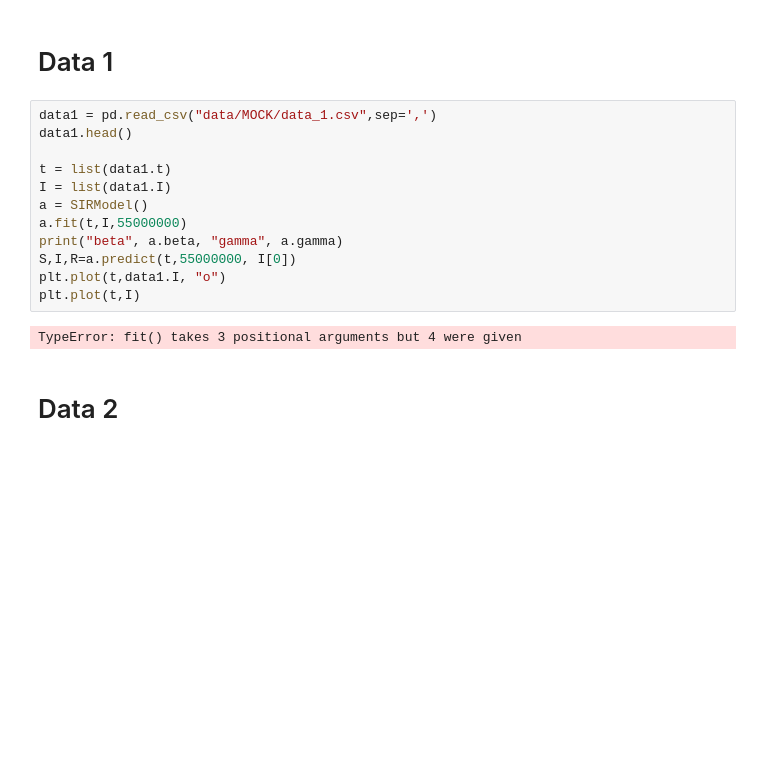
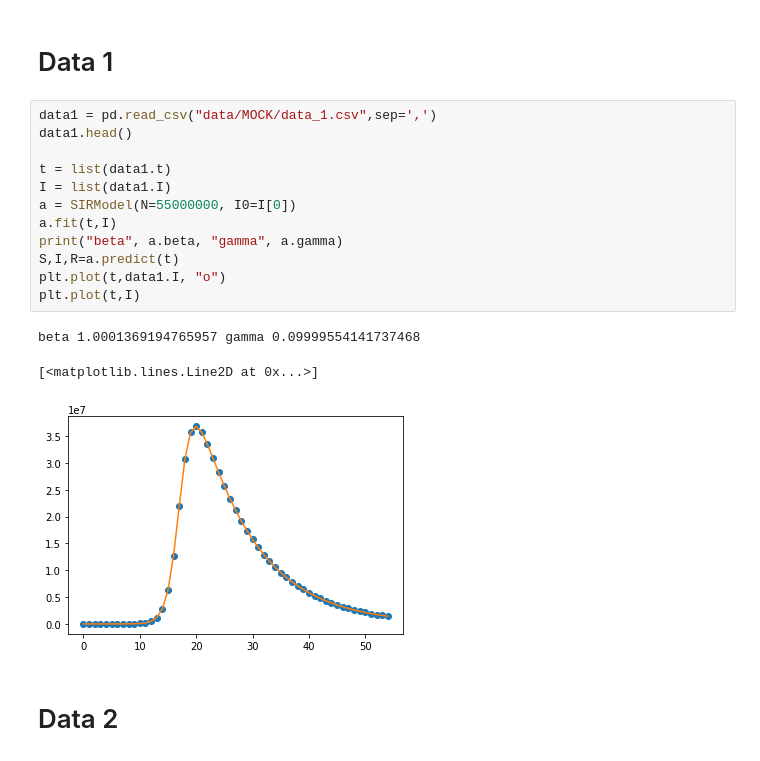
Before and after one commit to m-almatary/projetCovid, a Jupyter notebook: DemoDeTest.ipynb, the cells around one changed output. Cells and saved outputs as stored; diff of their text form; blank space fills up the shorter version.

```diff
--- a/DemoDeTest.ipynb
+++ b/DemoDeTest.ipynb
@@ -25,17 +25,19 @@ beta 1.0001369194765957 gamma 0.09999554141737468
 # %%
 data1 = pd.read_csv("data/MOCK/data_1.csv",sep=',')
 data1.head()
 
 t = list(data1.t)
 I = list(data1.I)
-a = SIRModel()
-a.fit(t,I,55000000)
+a = SIRModel(N=55000000, I0=I[0])
+a.fit(t,I)
 print("beta", a.beta, "gamma", a.gamma)
-S,I,R=a.predict(t,55000000, I[0])
+S,I,R=a.predict(t)
 plt.plot(t,data1.I, "o")
 plt.plot(t,I)
 # %% [output]
-TypeError: fit() takes 3 positional arguments but 4 were given
+beta 1.0001369194765957 gamma 0.09999554141737468
+[<matplotlib.lines.Line2D at 0x...>]
+[figure, added]
 # %% [markdown]
 # Data 2
 # %%
```
Also changed, not shown: parts of 2 cells of this notebook.
